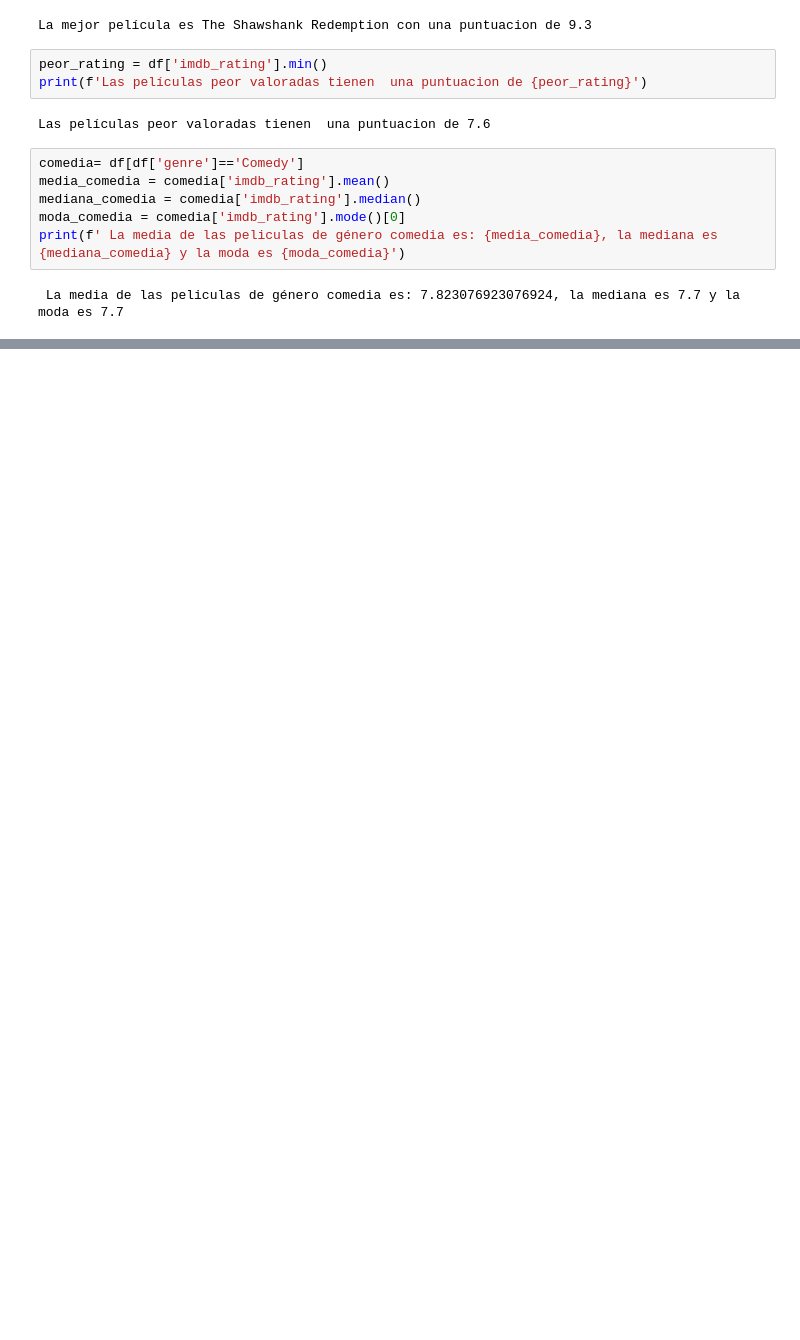
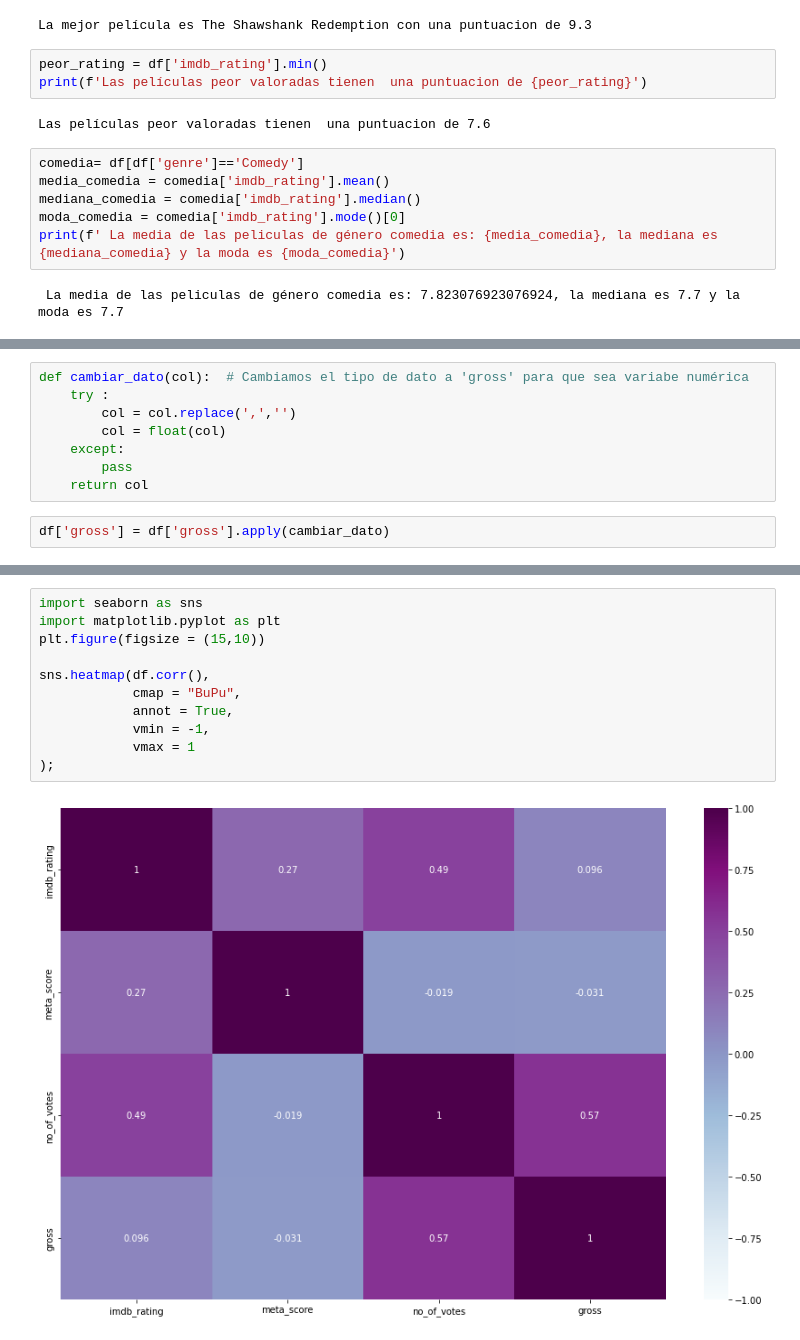
Before and after one commit to Adalab/DA_promoc_modulo2_sprint1_PaulayLola, a Jupyter notebook: Estadistica/modulo-2-repaso-conceptos-resumidos.ipynb, the cells around one changed output, grey strips where cells are left out. Saved outputs shown, nothing was run; the diff lists cells and outputs as text; blank space fills up the shorter version.

```diff
--- a/Estadistica/modulo-2-repaso-conceptos-resumidos.ipynb
+++ b/Estadistica/modulo-2-repaso-conceptos-resumidos.ipynb
@@ -119,0 +116,10 @@ peliculas_Hepburn
+# %%
+def cambiar_dato(col):  # Cambiamos el tipo de dato a 'gross' para que sea variabe numérica
+    try :
+        col = col.replace(',','')
+        col = float(col)
+    except:
+        pass
+    return col
+# %%
+df['gross'] = df['gross'].apply(cambiar_dato)
@@ -119,0 +146,13 @@ peliculas_Hepburn
+# %%
+import seaborn as sns
+import matplotlib.pyplot as plt
+plt.figure(figsize = (15,10))
+
+sns.heatmap(df.corr(),
+            cmap = "BuPu",
+            annot = True,
+            vmin = -1,
+            vmax = 1
+);
+# %% [output]
+[figure, added]
```
Also changed, not shown: parts of 13 cells of this notebook, 1 other file.
